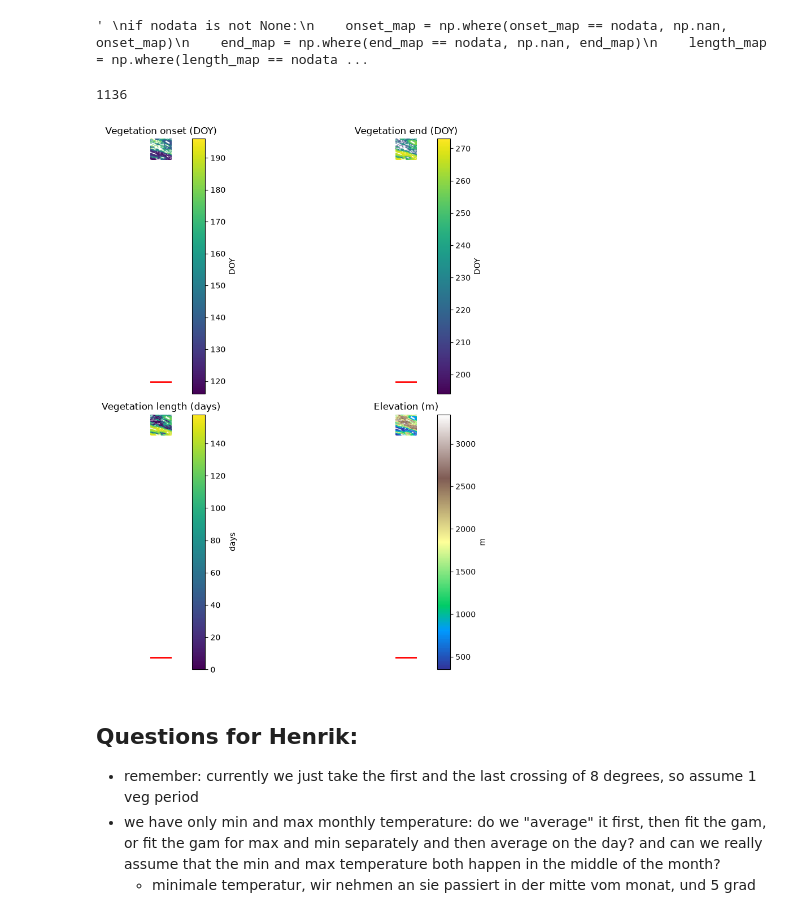
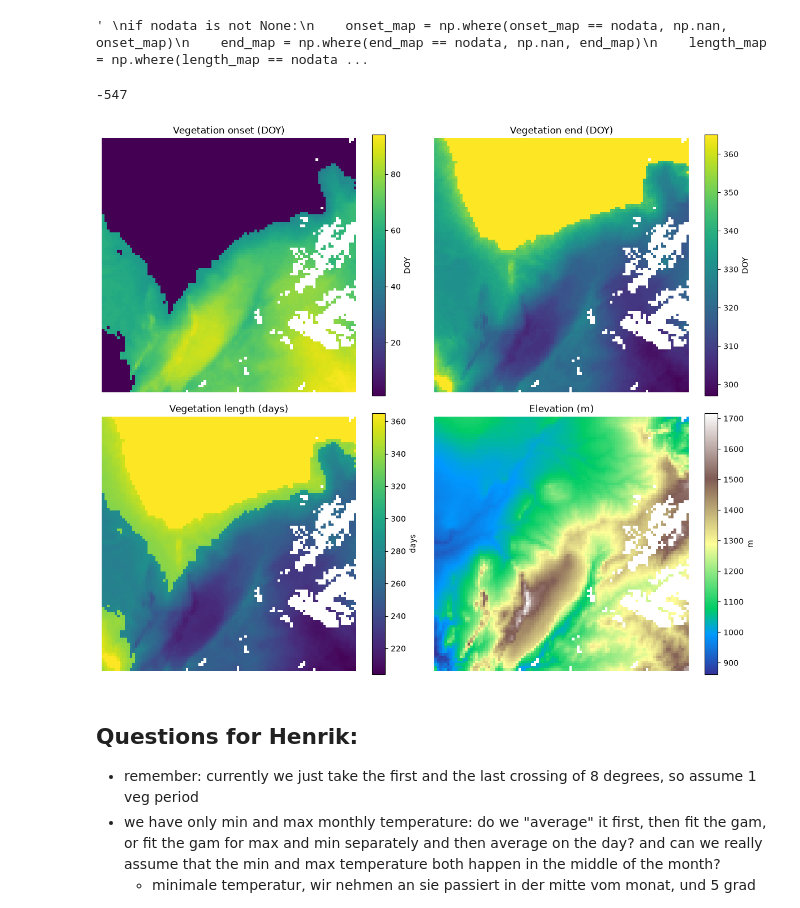
Before and after one commit to Wanja24/non-equilibrium, a Jupyter notebook: test_scripts/veg_period_GAM.ipynb, the cells around one changed output. Cells and saved outputs as stored; diff of their text form; code cells hidden in the pictures.

Commit message:
veg period scripts minor changes

```diff
--- a/test_scripts/veg_period_GAM.ipynb
+++ b/test_scripts/veg_period_GAM.ipynb
@@ -25,11 +25,11 @@ from rasterio.windows import Window
 # TODO: Select desired year and location
 
 # Year
-year = 2001 # or leap year 2004
+year = 2002 # or leap year 2004
 
 # Desired location (WGS84)
-lon = 88.0 # near equator 29.9 # south africa 24 # altai 88.0 # europe 10.0
-lat = 49.0  # near equator -1.8 # south africa -27 # altai 49.0 # europe 50.0
+lon = 24  # near equator 29.9 # south africa 24 # altai 88.0 # europe 10.0
+lat = -27   # near equator -1.8 # south africa -27 # altai 49.0 # europe 50.0
 # %% [markdown]
 ### Define temporal extent
 # %%
@@ -614,7 +614,7 @@ window = Window(
     height=row_max - row_min
 )
 
-with rasterio.open("vegetation_period_2001_1.tif") as src:
+with rasterio.open("vegetation_period_2002.tif") as src:
 
     onset_map_tif = src.read(1, window=window)
     end_map_tif = src.read(2, window=window)
@@ -658,7 +658,7 @@ equator_row_window = equator_row - row_min
 
 print(equator_row_window)
 # %% [output]
-1136
+-547
 # %%
 # --------------------------------------------------
 # Plot elevation + vegetation period maps
@@ -683,35 +683,36 @@ im1 = axes[0, 1].imshow(
 )
 axes[0, 1].set_title("Vegetation end (DOY)")
 plt.colorbar(im1, ax=axes[0, 1], label="DOY")
 
 
 im2 = axes[1, 0].imshow(
     length_map_tif,
     cmap="viridis"
 )
 axes[1, 0].set_title("Vegetation length (days)")
 plt.colorbar(im2, ax=axes[1, 0], label="days")
 
 
 im3 = axes[1, 1].imshow(
     elevation,
     cmap="terrain"
 )
 axes[1, 1].set_title("Elevation (m)")
 plt.colorbar(im3, ax=axes[1, 1], label="m")
-
+"""
 axes[0, 0].axhline(equator_row_window, color="red", lw=2)
 axes[0, 1].axhline(equator_row_window, color="red", lw=2)
 axes[1, 0].axhline(equator_row_window, color="red", lw=2)
 axes[1, 1].axhline(equator_row_window, color="red", lw=2)
+"""
 
 for ax in axes.flat:
     ax.axis("off")
 
 plt.tight_layout()
 plt.show()
 # %% [output]
-[figure, old version]
+[figure, new version]
 # %% [markdown]
 ## Questions for Henrik:
 - remember: currently we just take the first and the last crossing of 8 degrees, so assume 1 veg period
```
Also changed, not shown: parts of 12 cells of this notebook, 1 other file.
